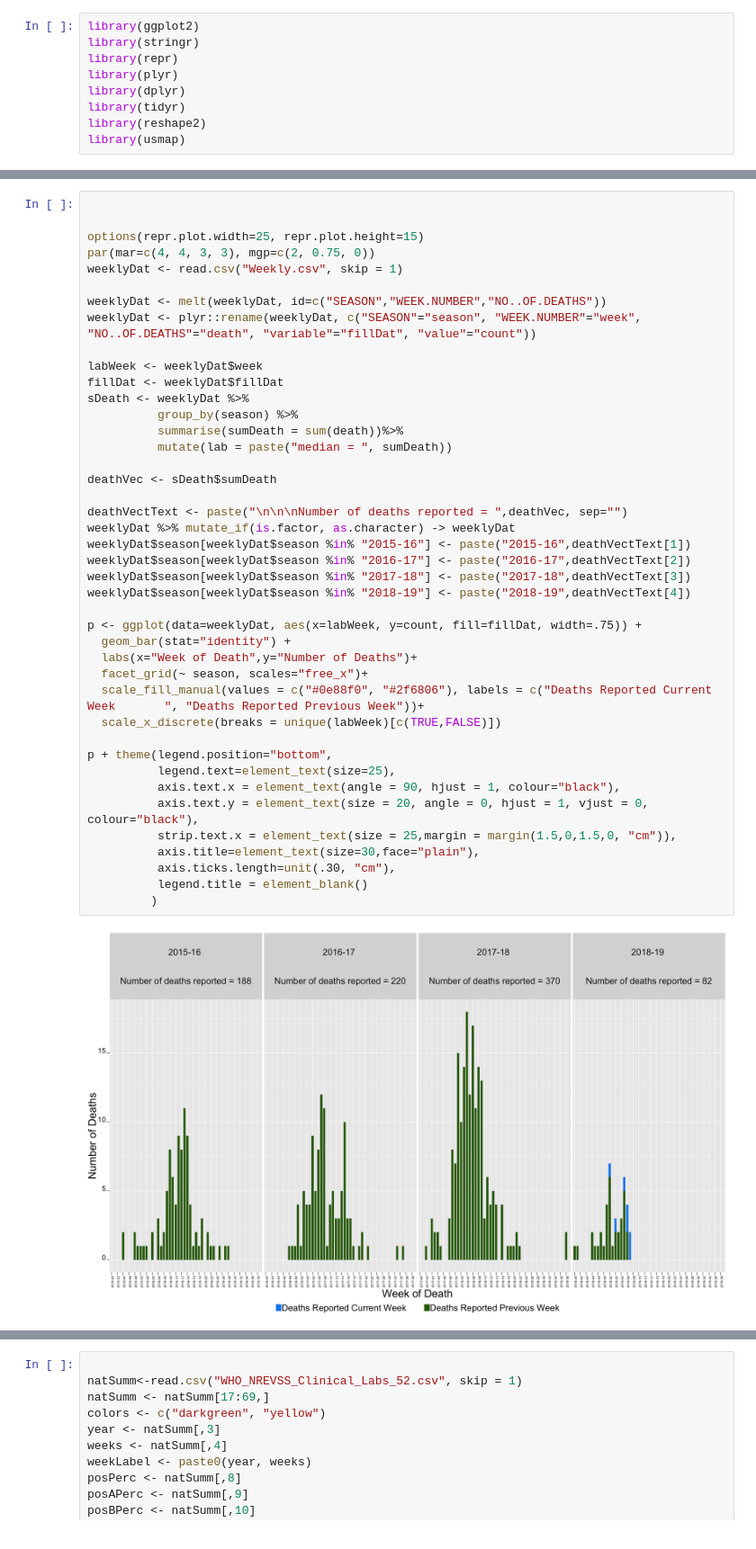
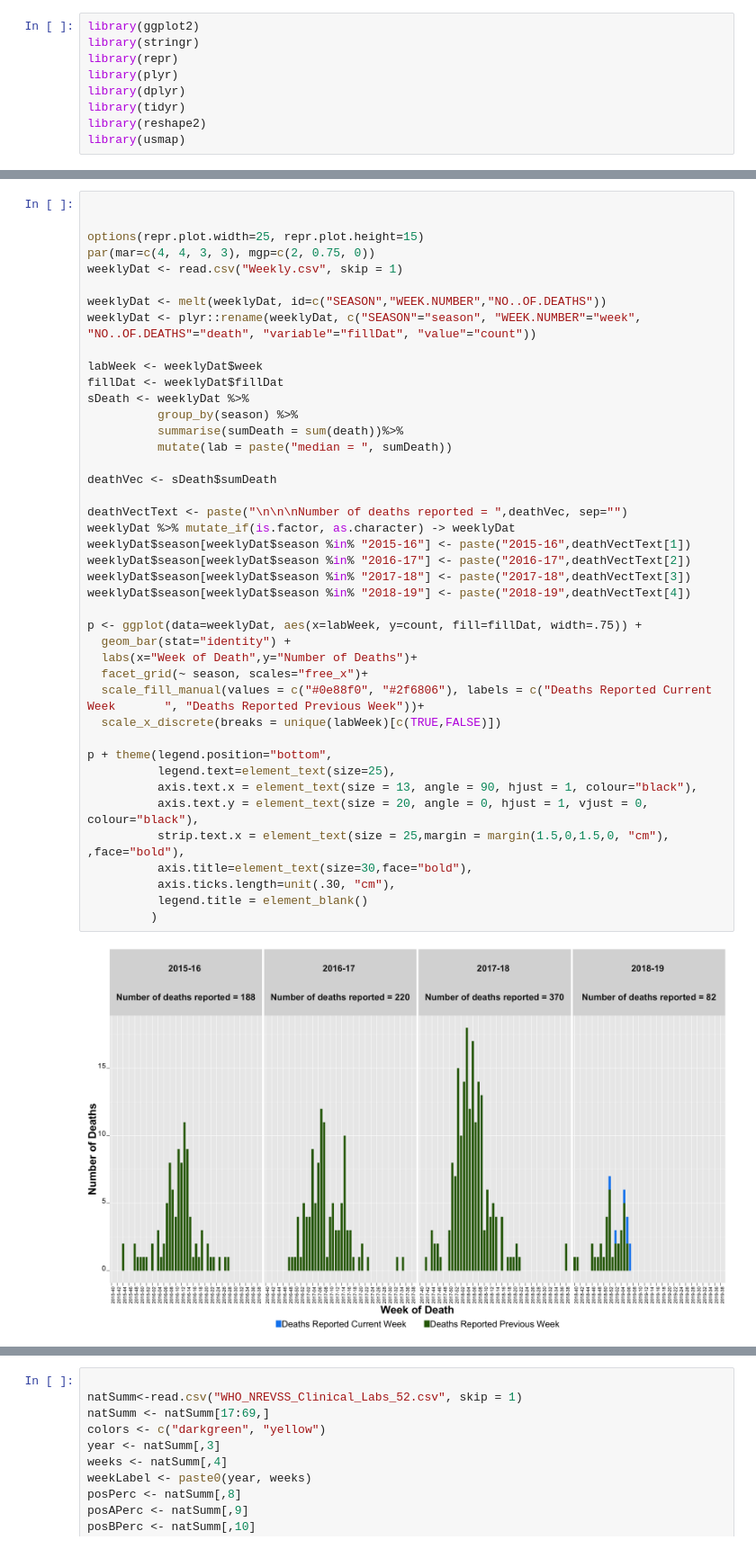
Before and after one commit to nullbringer/Exploratory-Data-Analysis, a Jupyter notebook: Lab1/part2/Lab1Part2.ipynb, the cells around one changed output, grey strips where cells are left out. Shown at 90% size. Drawn from its saved outputs; the diff is of its cells as text.

```diff
--- a/Lab1/part2/Lab1Part2.ipynb
+++ b/Lab1/part2/Lab1Part2.ipynb
@@ -60,34 +66,34 @@ weeklyDat <- plyr::rename(weeklyDat, c("SEASON"="season", "WEEK.NUMBER"="week",
 labWeek <- weeklyDat$week
 fillDat <- weeklyDat$fillDat
 sDeath <- weeklyDat %>%
           group_by(season) %>%
           summarise(sumDeath = sum(death))%>%
           mutate(lab = paste("median = ", sumDeath))
 
 deathVec <- sDeath$sumDeath
 
 deathVectText <- paste("\n\n\nNumber of deaths reported = ",deathVec, sep="")
 weeklyDat %>% mutate_if(is.factor, as.character) -> weeklyDat
 weeklyDat$season[weeklyDat$season %in% "2015-16"] <- paste("2015-16",deathVectText[1])
 weeklyDat$season[weeklyDat$season %in% "2016-17"] <- paste("2016-17",deathVectText[2])
 weeklyDat$season[weeklyDat$season %in% "2017-18"] <- paste("2017-18",deathVectText[3])
 weeklyDat$season[weeklyDat$season %in% "2018-19"] <- paste("2018-19",deathVectText[4])
 
 p <- ggplot(data=weeklyDat, aes(x=labWeek, y=count, fill=fillDat, width=.75)) +
   geom_bar(stat="identity") +
   labs(x="Week of Death",y="Number of Deaths")+
   facet_grid(~ season, scales="free_x")+
   scale_fill_manual(values = c("#0e88f0", "#2f6806"), labels = c("Deaths Reported Current Week       ", "Deaths Reported Previous Week"))+
   scale_x_discrete(breaks = unique(labWeek)[c(TRUE,FALSE)])
 
 p + theme(legend.position="bottom",
           legend.text=element_text(size=25),
-          axis.text.x = element_text(angle = 90, hjust = 1, colour="black"),
+          axis.text.x = element_text(size = 13, angle = 90, hjust = 1, colour="black"),
           axis.text.y = element_text(size = 20, angle = 0, hjust = 1, vjust = 0, colour="black"),
-          strip.text.x = element_text(size = 25,margin = margin(1.5,0,1.5,0, "cm")),
-          axis.title=element_text(size=30,face="plain"),
+          strip.text.x = element_text(size = 25,margin = margin(1.5,0,1.5,0, "cm"), ,face="bold"),
+          axis.title=element_text(size=30,face="bold"),
           axis.ticks.length=unit(.30, "cm"),
           legend.title = element_blank()
          )
 # %% [output]
-[figure, old version]
+[figure, new version]
```
Also changed, not shown: parts of 18 cells of this notebook.
